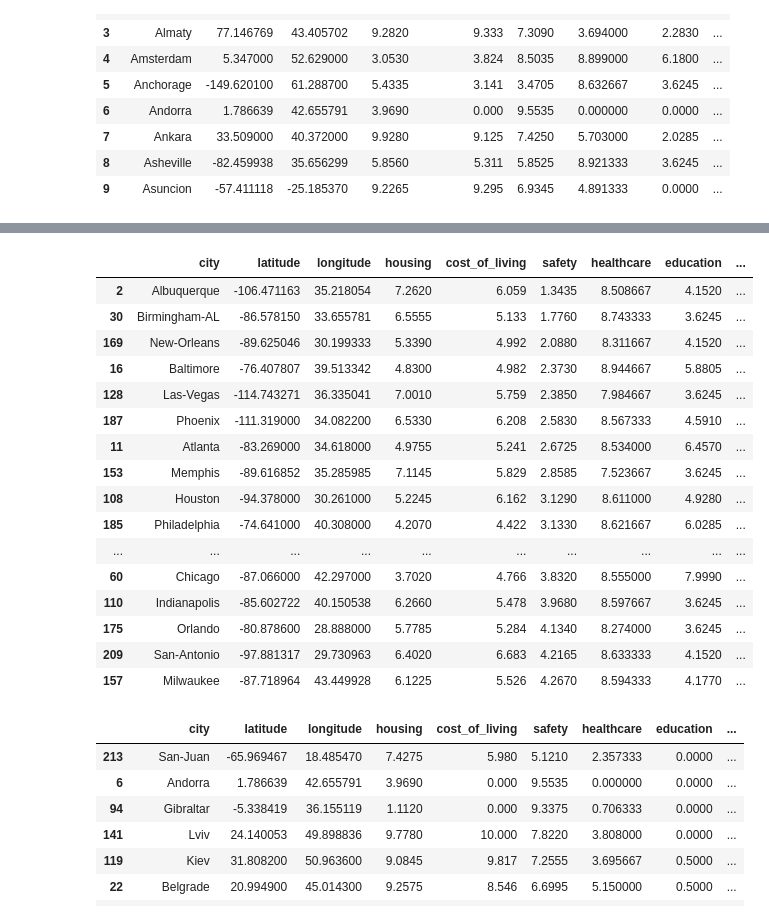
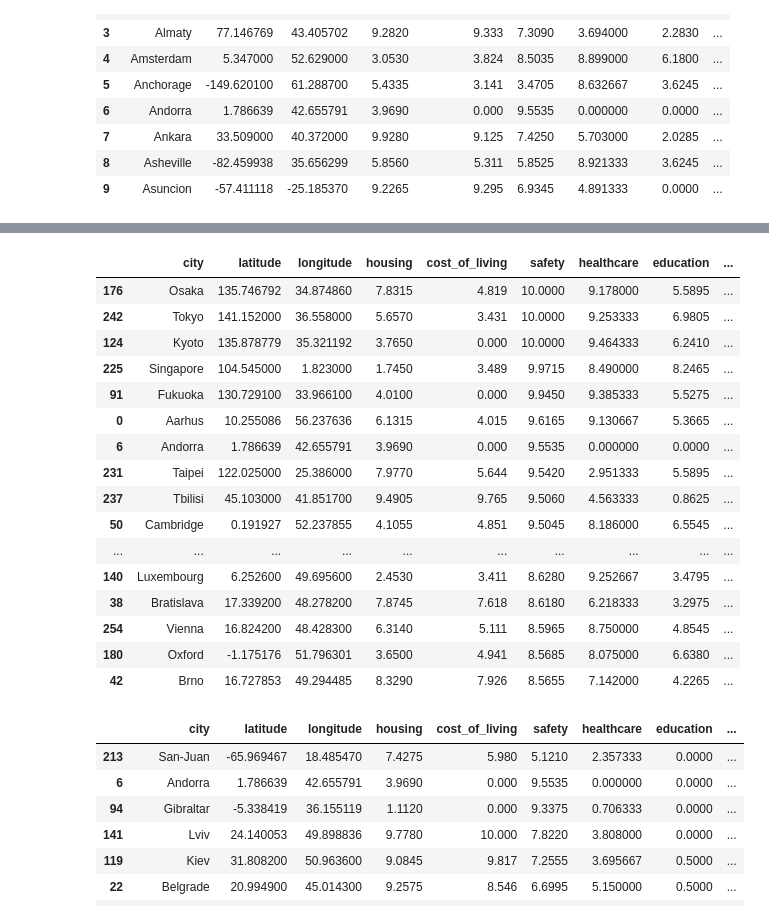
Before and after one commit to rdhuper/Project_Group_6, a Jupyter notebook: alex/Teleport_API_City_Collection.ipynb, the cells around one changed output, grey strips where cells are left out. Saved outputs shown, nothing was run; the diff lists cells and outputs as text; code cells hidden in the pictures.

```diff
--- a/alex/Teleport_API_City_Collection.ipynb
+++ b/alex/Teleport_API_City_Collection.ipynb
@@ -258,26 +355,26 @@ housing_sort.head(20)
 # %%
 # Sorting - safety, low to high
 safety_sort = city_data.sort_values(
-    ["safety"], ascending=True)
-safety_sort.head(20)
+    ["safety"], ascending=False)
+safety_sort.head(50)
 # %% [output]
 |  | city | latitude | longitude | housing | cost_of_living | safety | healthcare | education | ... |
-| 2 | Albuquerque | -106.471163 | 35.218054 | 7.2620 | 6.059 | 1.3435 | 8.508667 | 4.1520 | ... |
-| 30 | Birmingham-AL | -86.578150 | 33.655781 | 6.5555 | 5.133 | 1.7760 | 8.743333 | 3.6245 | ... |
-| 169 | New-Orleans | -89.625046 | 30.199333 | 5.3390 | 4.992 | 2.0880 | 8.311667 | 4.1520 | ... |
-| 16 | Baltimore | -76.407807 | 39.513342 | 4.8300 | 4.982 | 2.3730 | 8.944667 | 5.8805 | ... |
-| 128 | Las-Vegas | -114.743271 | 36.335041 | 7.0010 | 5.759 | 2.3850 | 7.984667 | 3.6245 | ... |
-| 187 | Phoenix | -111.319000 | 34.082200 | 6.5330 | 6.208 | 2.5830 | 8.567333 | 4.5910 | ... |
-| 11 | Atlanta | -83.269000 | 34.618000 | 4.9755 | 5.241 | 2.6725 | 8.534000 | 6.4570 | ... |
-| 153 | Memphis | -89.616852 | 35.285985 | 7.1145 | 5.829 | 2.8585 | 7.523667 | 3.6245 | ... |
-| 108 | Houston | -94.378000 | 30.261000 | 5.2245 | 6.162 | 3.1290 | 8.611000 | 4.9280 | ... |
-| 185 | Philadelphia | -74.641000 | 40.308000 | 4.2070 | 4.422 | 3.1330 | 8.621667 | 6.0285 | ... |
+| 176 | Osaka | 135.746792 | 34.874860 | 7.8315 | 4.819 | 10.0000 | 9.178000 | 5.5895 | ... |
+| 242 | Tokyo | 141.152000 | 36.558000 | 5.6570 | 3.431 | 10.0000 | 9.253333 | 6.9805 | ... |
+| 124 | Kyoto | 135.878779 | 35.321192 | 3.7650 | 0.000 | 10.0000 | 9.464333 | 6.2410 | ... |
+| 225 | Singapore | 104.545000 | 1.823000 | 1.7450 | 3.489 | 9.9715 | 8.490000 | 8.2465 | ... |
+| 91 | Fukuoka | 130.729100 | 33.966100 | 4.0100 | 0.000 | 9.9450 | 9.385333 | 5.5275 | ... |
+| 0 | Aarhus | 10.255086 | 56.237636 | 6.1315 | 4.015 | 9.6165 | 9.130667 | 5.3665 | ... |
+| 6 | Andorra | 1.786639 | 42.655791 | 3.9690 | 0.000 | 9.5535 | 0.000000 | 0.0000 | ... |
+| 231 | Taipei | 122.025000 | 25.386000 | 7.9770 | 5.644 | 9.5420 | 2.951333 | 5.5895 | ... |
+| 237 | Tbilisi | 45.103000 | 41.851700 | 9.4905 | 9.765 | 9.5060 | 4.563333 | 0.8625 | ... |
+| 50 | Cambridge | 0.191927 | 52.237855 | 4.1055 | 4.851 | 9.5045 | 8.186000 | 6.5545 | ... |
 | ... | ... | ... | ... | ... | ... | ... | ... | ... | ... |
-| 60 | Chicago | -87.066000 | 42.297000 | 3.7020 | 4.766 | 3.8320 | 8.555000 | 7.9990 | ... |
-| 110 | Indianapolis | -85.602722 | 40.150538 | 6.2660 | 5.478 | 3.9680 | 8.597667 | 3.6245 | ... |
-| 175 | Orlando | -80.878600 | 28.888000 | 5.7785 | 5.284 | 4.1340 | 8.274000 | 3.6245 | ... |
-| 209 | San-Antonio | -97.881317 | 29.730963 | 6.4020 | 6.683 | 4.2165 | 8.633333 | 4.1520 | ... |
-| 157 | Milwaukee | -87.718964 | 43.449928 | 6.1225 | 5.526 | 4.2670 | 8.594333 | 4.1770 | ... |
+| 140 | Luxembourg | 6.252600 | 49.695600 | 2.4530 | 3.411 | 8.6280 | 9.252667 | 3.4795 | ... |
+| 38 | Bratislava | 17.339200 | 48.278200 | 7.8745 | 7.618 | 8.6180 | 6.218333 | 3.2975 | ... |
+| 254 | Vienna | 16.824200 | 48.428300 | 6.3140 | 5.111 | 8.5965 | 8.750000 | 4.8545 | ... |
+| 180 | Oxford | -1.175176 | 51.796301 | 3.6500 | 4.941 | 8.5685 | 8.075000 | 6.6380 | ... |
+| 42 | Brno | 16.727853 | 49.294485 | 8.3290 | 7.926 | 8.5655 | 7.142000 | 4.2265 | ... |
 # %%
 # Sorting - economy, low to high
 economy_sort = city_data.sort_values(
```
Also changed, not shown: parts of 5 cells of this notebook.
